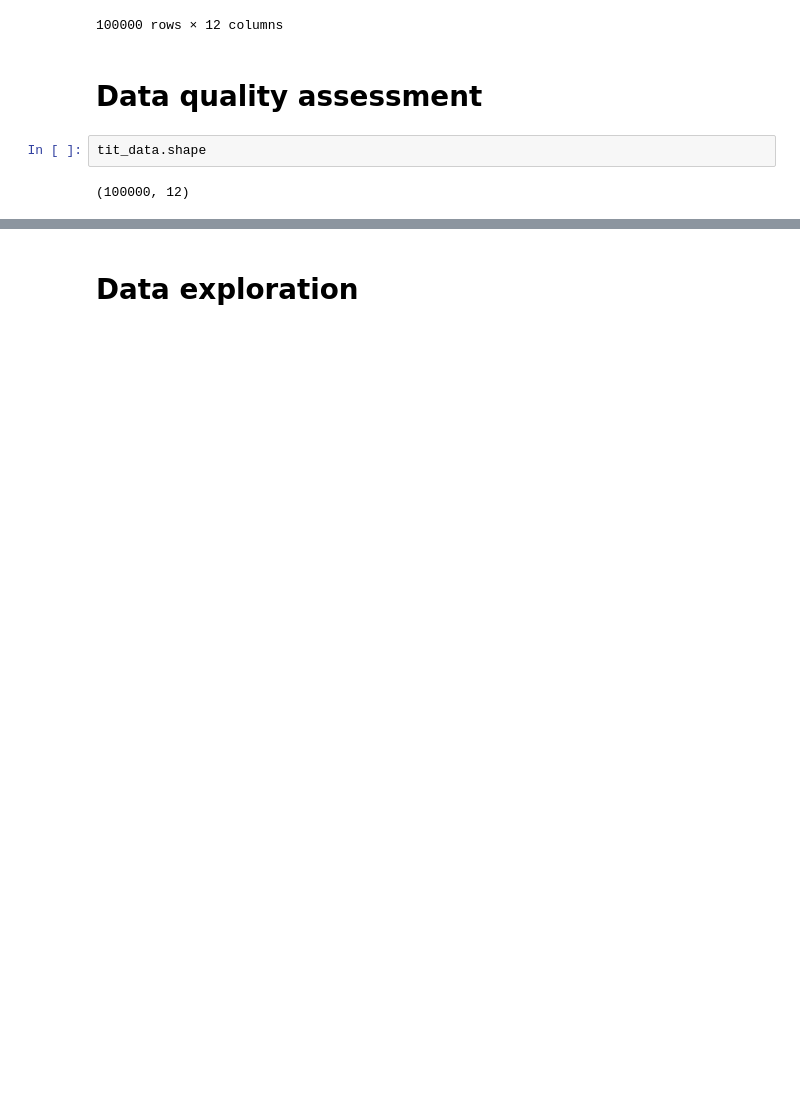
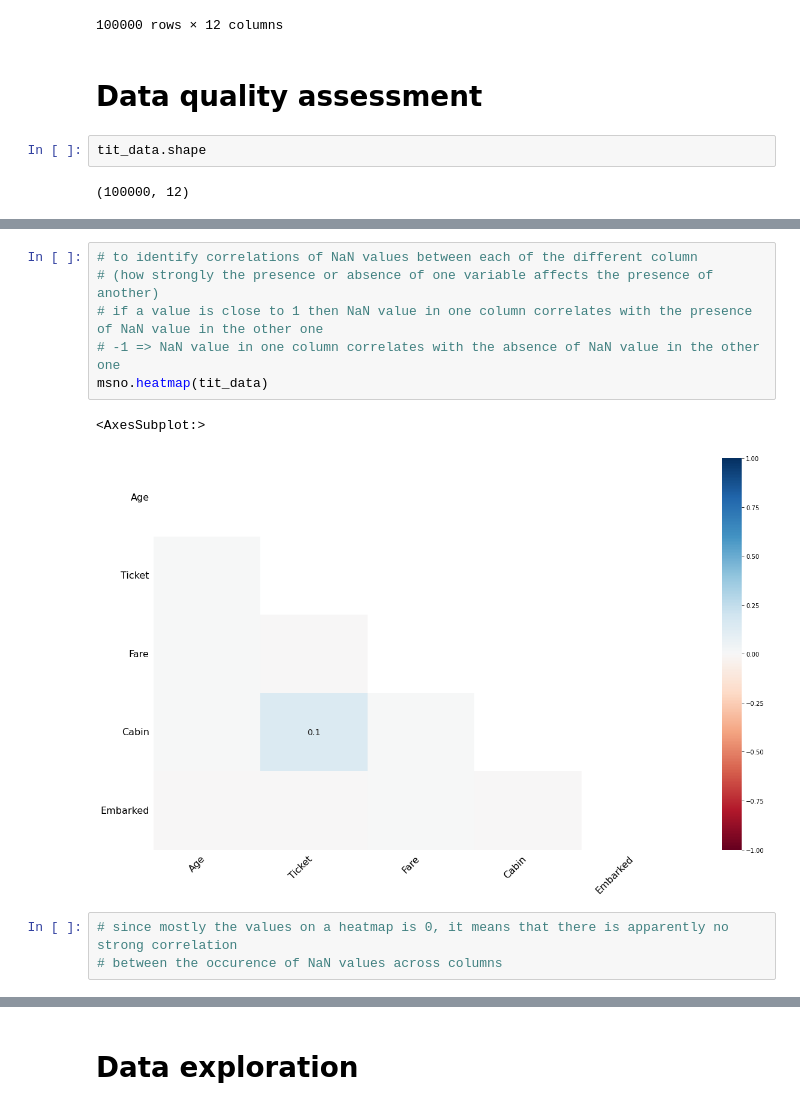
Before and after one commit to pliushpal/ML, a Jupyter notebook: eda.ipynb, the cells around one changed output, grey strips where cells are left out. Drawn from its saved outputs; the diff is of its cells as text; blank space fills up the shorter version.

```diff
--- a/eda.ipynb
+++ b/eda.ipynb
@@ -69,0 +101,12 @@ dtype: int64
+# %%
+# to identify correlations of NaN values between each of the different column
+# (how strongly the presence or absence of one variable affects the presence of another)
+# if a value is close to 1 then NaN value in one column correlates with the presence of NaN value in the other one
+# -1 => NaN value in one column correlates with the absence of NaN value in the other one
+msno.heatmap(tit_data)
+# %% [output]
+<AxesSubplot:>
+[figure, added]
+# %%
+# since mostly the values on a heatmap is 0, it means that there is apparently no strong correlation
+# between the occurence of NaN values across columns
```
Also changed, not shown: parts of 59 cells of this notebook.
